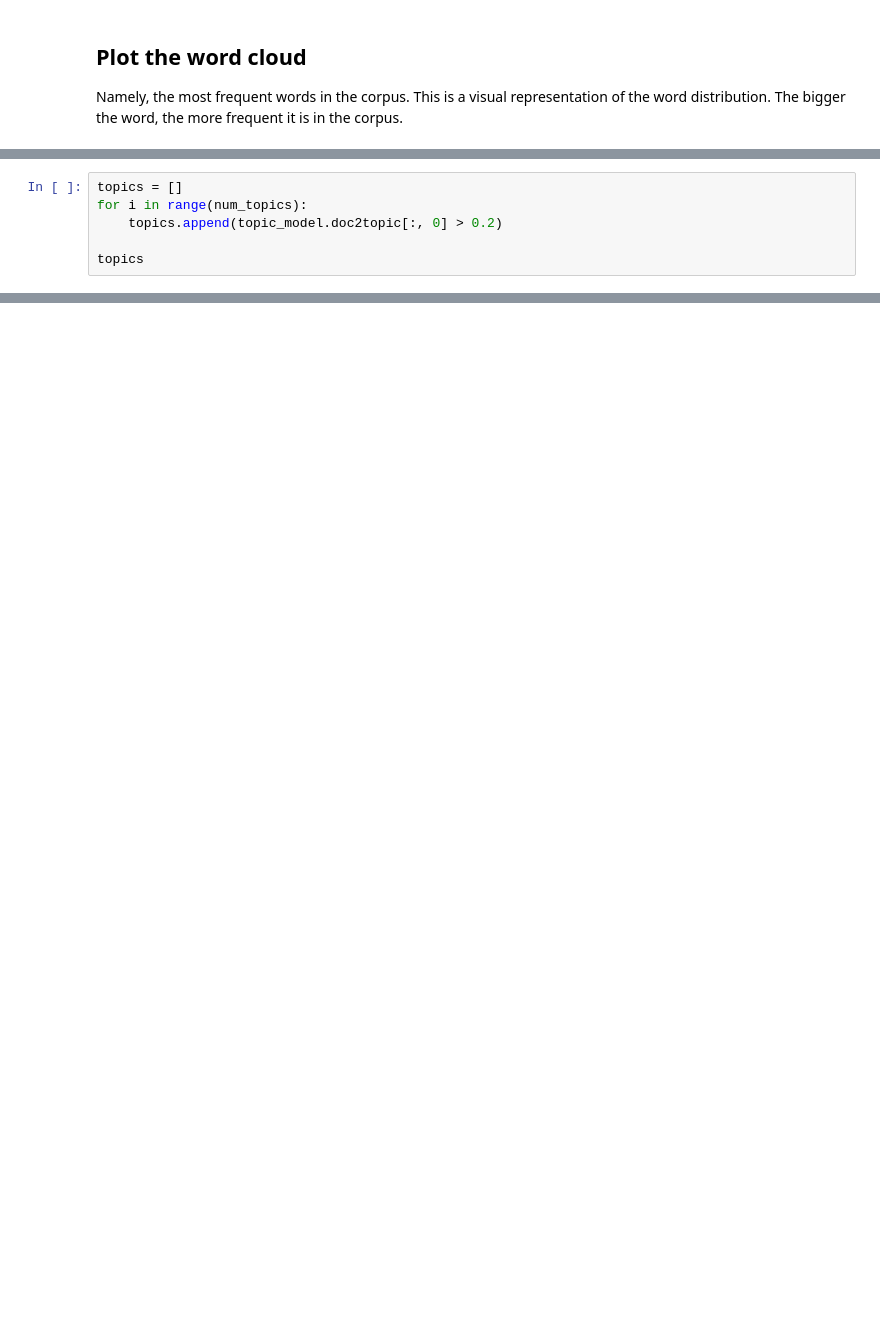
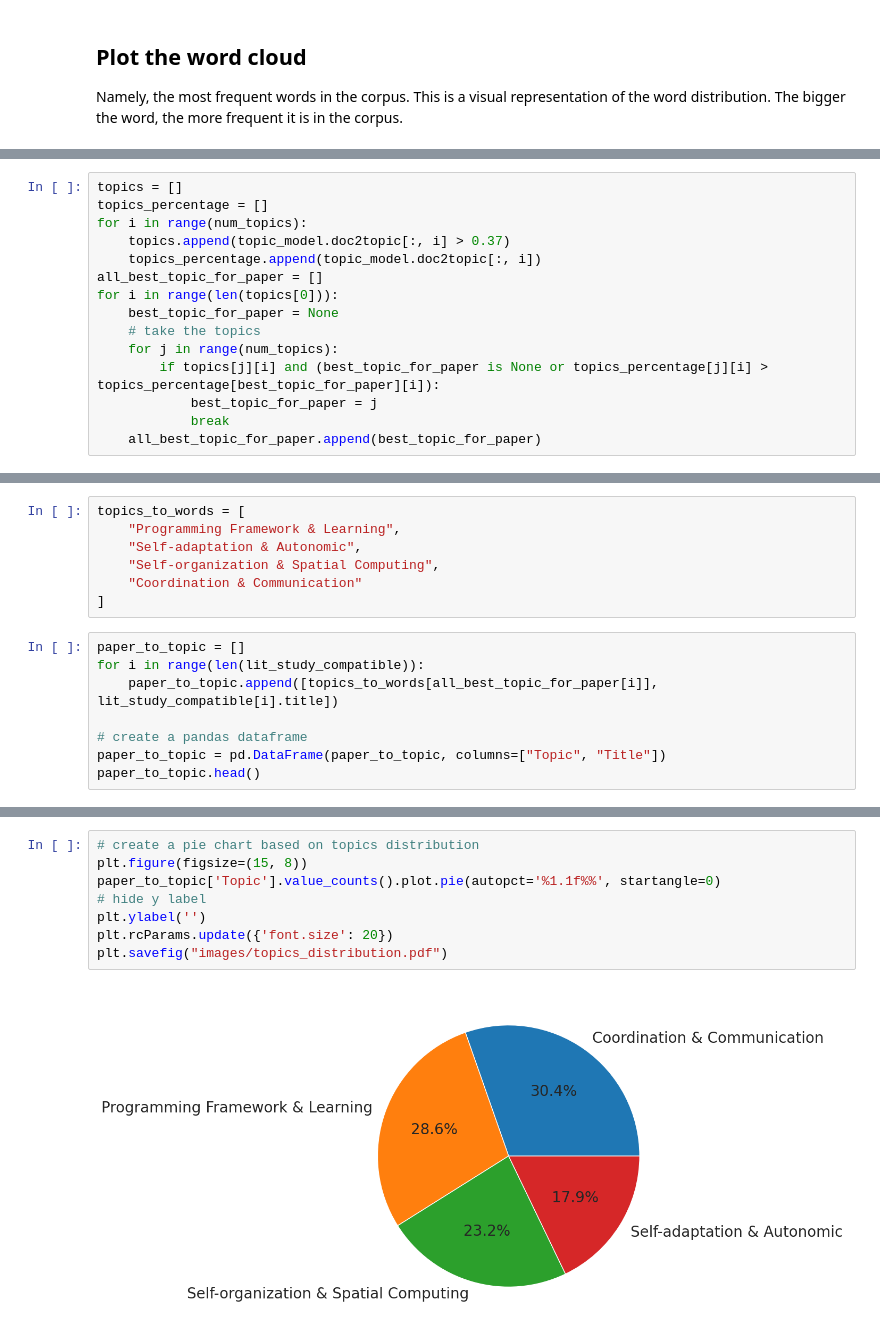
Before and after one commit to cric96/experiments-2024-chapter-woa-literature-analysis, a Jupyter notebook: notebook.ipynb, the cells around one changed output, grey strips where cells are left out. Drawn from its saved outputs; the diff is of its cells as text; blank space fills up the shorter version.

```diff
--- a/notebook.ipynb
+++ b/notebook.ipynb
@@ -172,6 +174,15 @@ plt.savefig("images/wordcloud.pdf")
 # %%
 topics = []
+topics_percentage = []
 for i in range(num_topics):
-    topics.append(topic_model.doc2topic[:, 0] > 0.2)
-
-topics
+    topics.append(topic_model.doc2topic[:, i] > 0.37)
+    topics_percentage.append(topic_model.doc2topic[:, i])
+all_best_topic_for_paper = []
+for i in range(len(topics[0])):
+    best_topic_for_paper = None
+    # take the topics
+    for j in range(num_topics):
+        if topics[j][i] and (best_topic_for_paper is None or topics_percentage[j][i] > topics_percentage[best_topic_for_paper][i]):
+            best_topic_for_paper = j
+            break
+    all_best_topic_for_paper.append(best_topic_for_paper)
@@ -195,0 +189,15 @@ topics
+# %%
+topics_to_words = [
+    "Programming Framework & Learning",
+    "Self-adaptation & Autonomic",
+    "Self-organization & Spatial Computing",
+    "Coordination & Communication"
+]
+# %%
+paper_to_topic = []
+for i in range(len(lit_study_compatible)):
+    paper_to_topic.append([topics_to_words[all_best_topic_for_paper[i]], lit_study_compatible[i].title])
+
+# create a pandas dataframe
+paper_to_topic = pd.DataFrame(paper_to_topic, columns=["Topic", "Title"])
+paper_to_topic.head()
@@ -195,0 +211,10 @@ topics
+# %%
+# create a pie chart based on topics distribution
+plt.figure(figsize=(15, 8))
+paper_to_topic['Topic'].value_counts().plot.pie(autopct='%1.1f%%', startangle=0)
+# hide y label
+plt.ylabel('')
+plt.rcParams.update({'font.size': 20})
+plt.savefig("images/topics_distribution.pdf")
+# %% [output]
+[figure, added]
```
Also changed, not shown: parts of 6 cells of this notebook, 6 other files.
